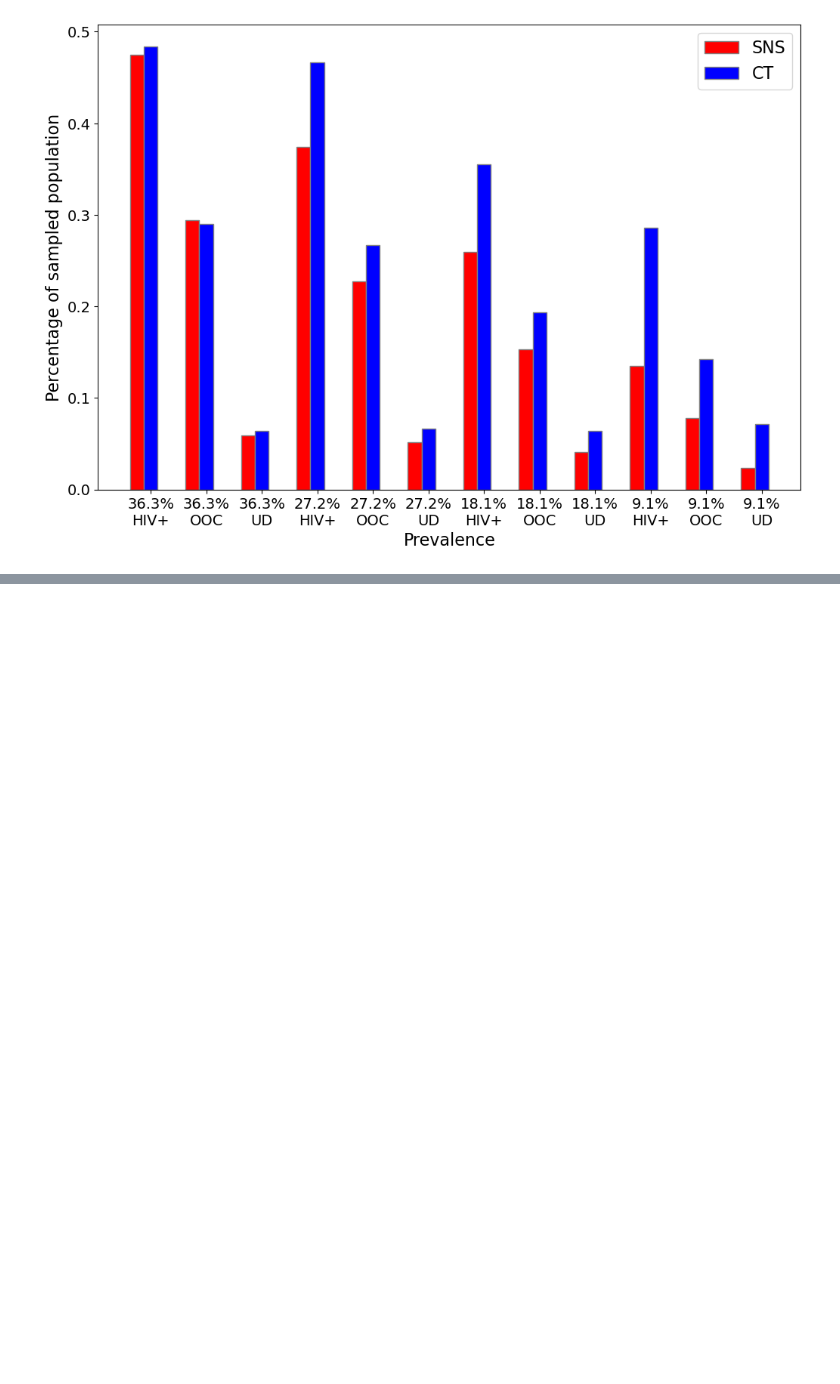
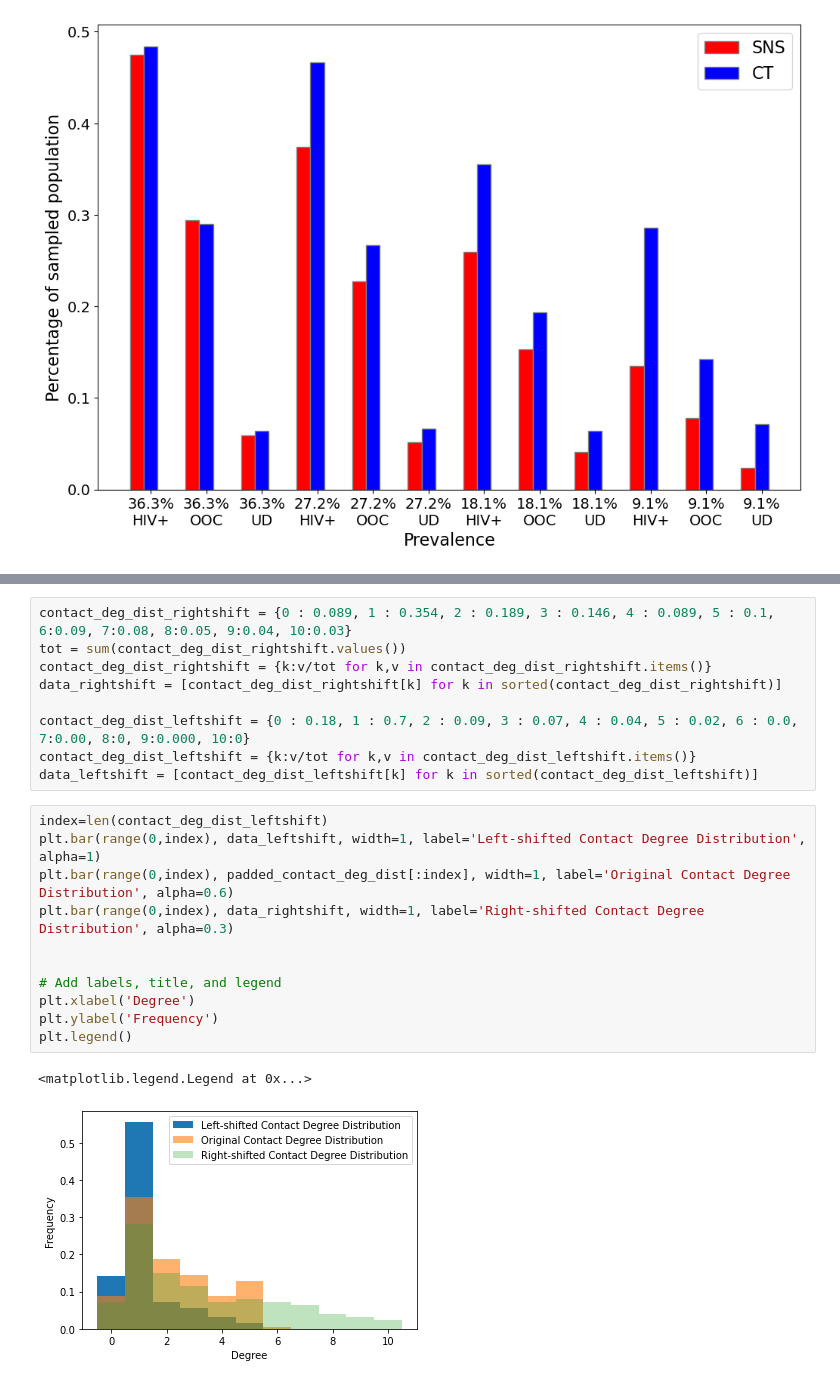
Before and after one commit to breecummins/social_sampling_in_epidemics, a Jupyter notebook: simulations/study_params_20220929/visualize_results.ipynb, the cells around one changed output, grey strips where cells are left out. Drawn from its saved outputs; the diff is of its cells as text; blank space fills up the shorter version.

```diff
--- a/simulations/study_params_20220929/visualize_results.ipynb
+++ b/simulations/study_params_20220929/visualize_results.ipynb
@@ -214,0 +252,23 @@ plt.show()
+# %%
+contact_deg_dist_rightshift = {0 : 0.089, 1 : 0.354, 2 : 0.189, 3 : 0.146, 4 : 0.089, 5 : 0.1, 6:0.09, 7:0.08, 8:0.05, 9:0.04, 10:0.03}
+tot = sum(contact_deg_dist_rightshift.values())
+contact_deg_dist_rightshift = {k:v/tot for k,v in contact_deg_dist_rightshift.items()}
+data_rightshift = [contact_deg_dist_rightshift[k] for k in sorted(contact_deg_dist_rightshift)]
+
+contact_deg_dist_leftshift = {0 : 0.18, 1 : 0.7, 2 : 0.09, 3 : 0.07, 4 : 0.04, 5 : 0.02, 6 : 0.0, 7:0.00, 8:0, 9:0.000, 10:0}
+contact_deg_dist_leftshift = {k:v/tot for k,v in contact_deg_dist_leftshift.items()}
+data_leftshift = [contact_deg_dist_leftshift[k] for k in sorted(contact_deg_dist_leftshift)]
+# %%
+index=len(contact_deg_dist_leftshift)
+plt.bar(range(0,index), data_leftshift, width=1, label='Left-shifted Contact Degree Distribution', alpha=1)
+plt.bar(range(0,index), padded_contact_deg_dist[:index], width=1, label='Original Contact Degree Distribution', alpha=0.6)
+plt.bar(range(0,index), data_rightshift, width=1, label='Right-shifted Contact Degree Distribution', alpha=0.3)
+
+
+# Add labels, title, and legend
+plt.xlabel('Degree')
+plt.ylabel('Frequency')
+plt.legend()
+# %% [output]
+<matplotlib.legend.Legend at 0x...>
+[figure, added]
```
Also changed, not shown: parts of 5 cells of this notebook.
